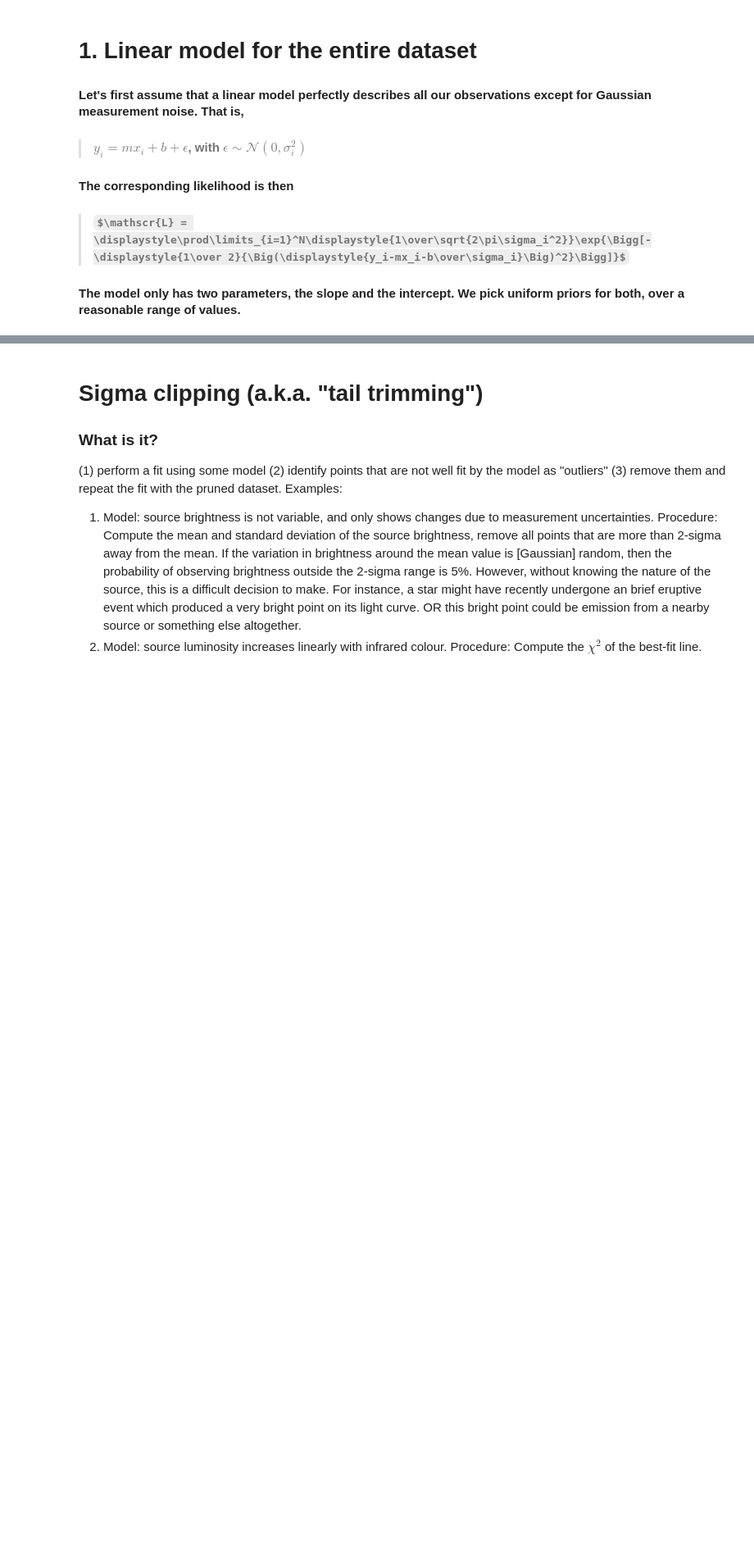
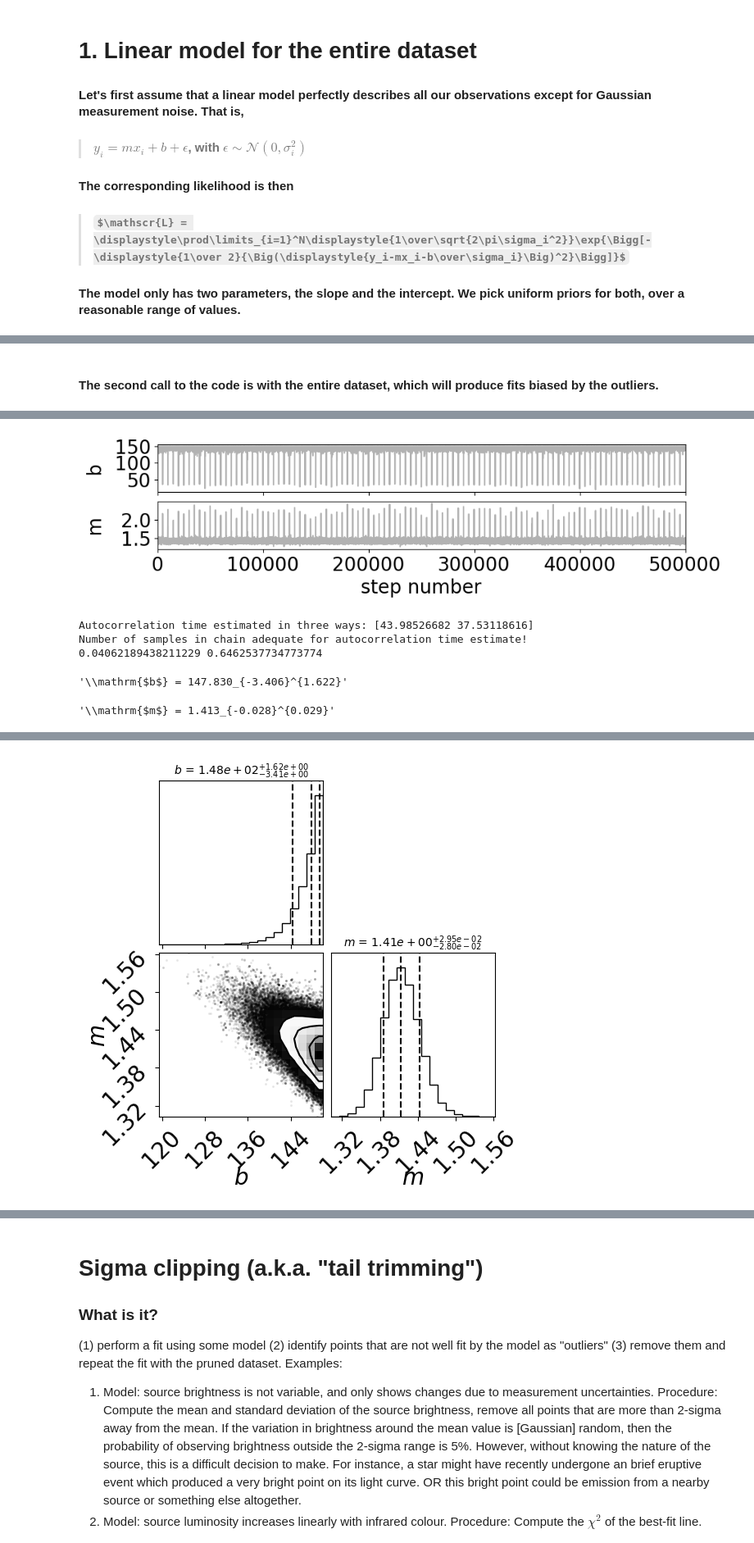
Before and after one commit to dawg-at-irya/outlier-pruning, a Jupyter notebook: Outlier Pruning.ipynb, the cells around one changed output, grey strips where cells are left out. Shown at 82% size. Saved outputs shown, nothing was run; the diff lists cells and outputs as text; code cells hidden in the pictures; some formulas as TeX source; blank space fills up the shorter version.

```diff
--- a/Outlier Pruning.ipynb
+++ b/Outlier Pruning.ipynb
@@ -289,0 +245,10 @@ WARNING:matplotlib.font_manager:findfont: Generic family 'sans-serif' not found
+# %% [markdown]
+#### The second call to the code is with the entire dataset, which will produce fits biased by the outliers.
+# %%
+# Fit the entire dataset with outliers
+x = df['x'].values
+y = df['y'].values
+yerr = df['sy'].values
+
+do_mcmc(x, y, yerr, outfile='all')
+# %% [output]
@@ -289,0 +272,6 @@ WARNING:matplotlib.font_manager:findfont: Generic family 'sans-serif' not found
+[figure, added]
+Autocorrelation time estimated in three ways: [43.98526682 37.53118616]
+Number of samples in chain adequate for autocorrelation time estimate!
+0.04062189438211229 0.6462537734773774
+'\\mathrm{$b$} = 147.830_{-3.406}^{1.622}'
+'\\mathrm{$m$} = 1.413_{-0.028}^{0.029}'
@@ -289,0 +295 @@ WARNING:matplotlib.font_manager:findfont: Generic family 'sans-serif' not found
+[figure, added]
```
Also changed, not shown: parts of 36 cells of this notebook.
